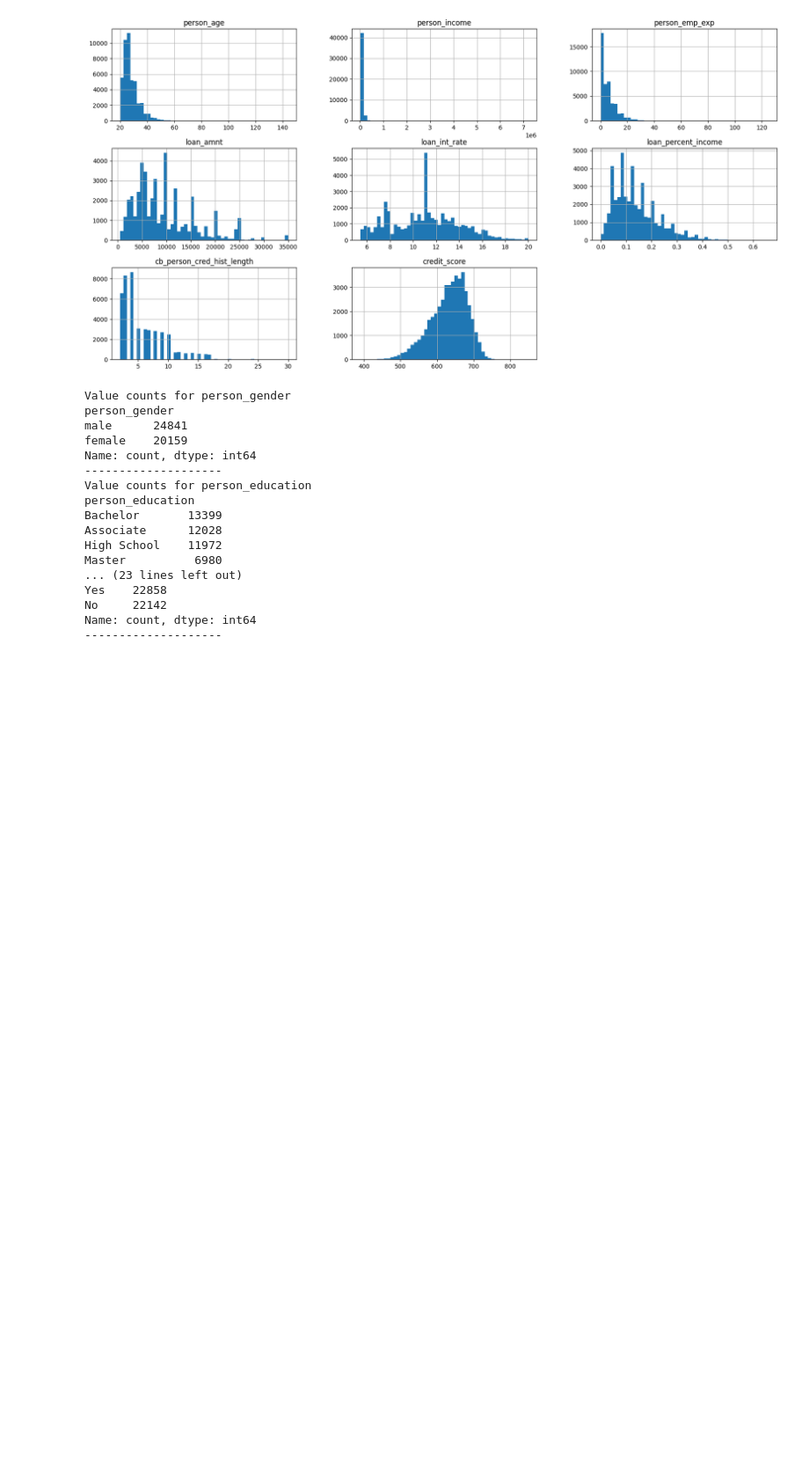
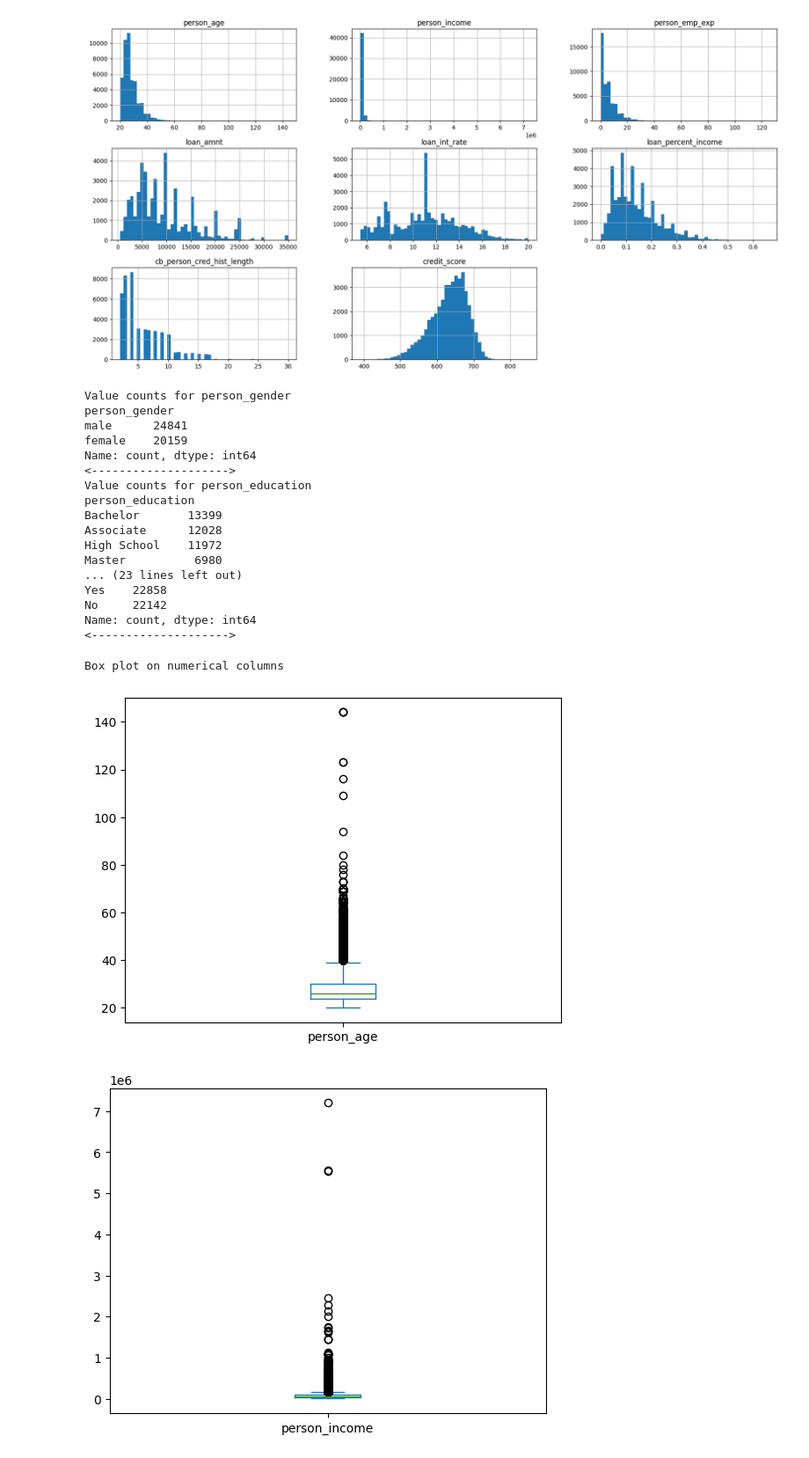
Before and after one commit to saikiran927/Loan_Approval_Classifier, a Jupyter notebook: data_preprocessing.ipynb, the cells around one changed output. Shown: that part at 88% size. Cells and saved outputs as stored; diff of their text form; code cells hidden in the pictures; blank space fills up the shorter version.

```diff
--- a/data_preprocessing.ipynb
+++ b/data_preprocessing.ipynb
@@ -226,14 +226,14 @@ histogram_num_features(df)
 for i in cat_cols[0]:
     print(f"Value counts for {i}")
     print(df[i].value_counts())
-    print("--------------------")
+    print("<-------------------->")
 # %% [output]
 Value counts for person_gender
 person_gender
 male      24841
 female    20159
 Name: count, dtype: int64
---------------------
+<-------------------->
 Value counts for person_education
 person_education
 Bachelor       13399
@@ -244,7 +244,16 @@ Master          6980
 Yes    22858
 No     22142
 Name: count, dtype: int64
---------------------
+<-------------------->
-# %%
-def boxplot_cat_cols(df):
-    print
+# %%
+def boxplot_cat_cols(df,num_cols):
+    print("Box plot on numerical columns")
+    for col in num_cols[0][:-1]:
+        df[col].plot(kind='box')
+        plt.show()
+# %%
+boxplot_cat_cols(df,num_cols)
+# %% [output]
+Box plot on numerical columns
+[figure, added]
+[figure, added]
```
Also changed, not shown: parts of 18 cells of this notebook.
